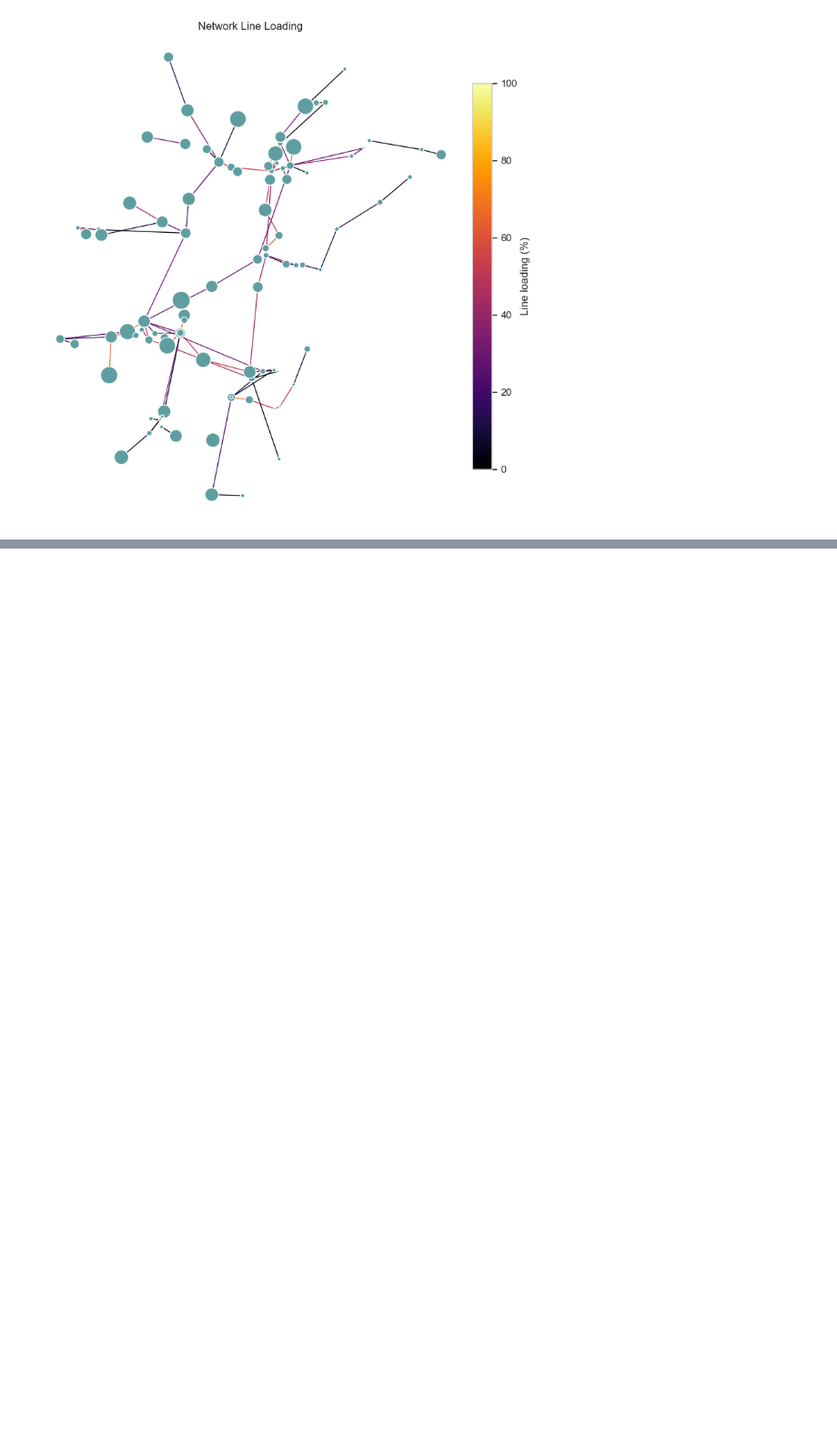
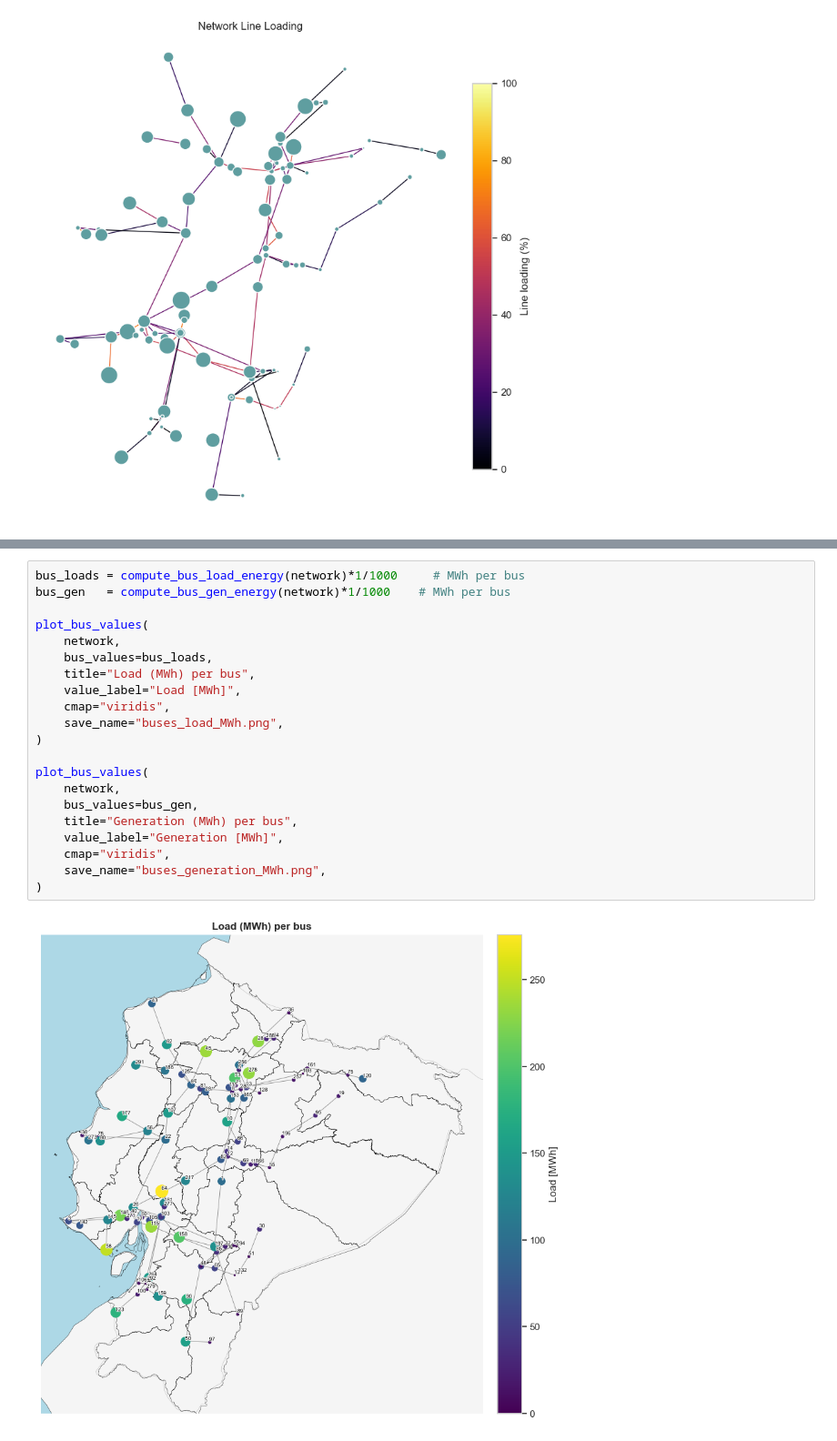
Before and after one commit to Fernando3161/EcuadorElectricGrid, a Jupyter notebook: notebooks/10_EC_Scenario_Building.ipynb, the cells around one changed output, grey strips where cells are left out. Shown at 91% size. Drawn from its saved outputs; the diff is of its cells as text; blank space fills up the shorter version.

```diff
--- a/notebooks/10_EC_Scenario_Building.ipynb
+++ b/notebooks/10_EC_Scenario_Building.ipynb
@@ -2610,0 +2996,23 @@ network.lines.to_csv("network_lines.csv")
+# %%
+bus_loads = compute_bus_load_energy(network)*1/1000     # MWh per bus
+bus_gen   = compute_bus_gen_energy(network)*1/1000    # MWh per bus
+
+plot_bus_values(
+    network,
+    bus_values=bus_loads,
+    title="Load (MWh) per bus",
+    value_label="Load [MWh]",
+    cmap="viridis",
+    save_name="buses_load_MWh.png",
+)
+
+plot_bus_values(
+    network,
+    bus_values=bus_gen,
+    title="Generation (MWh) per bus",
+    value_label="Generation [MWh]",
+    cmap="viridis",
+    save_name="buses_generation_MWh.png",
+)
+# %% [output]
+[figure, added]
```
Also changed, not shown: parts of 43 cells of this notebook, 3 other files.
